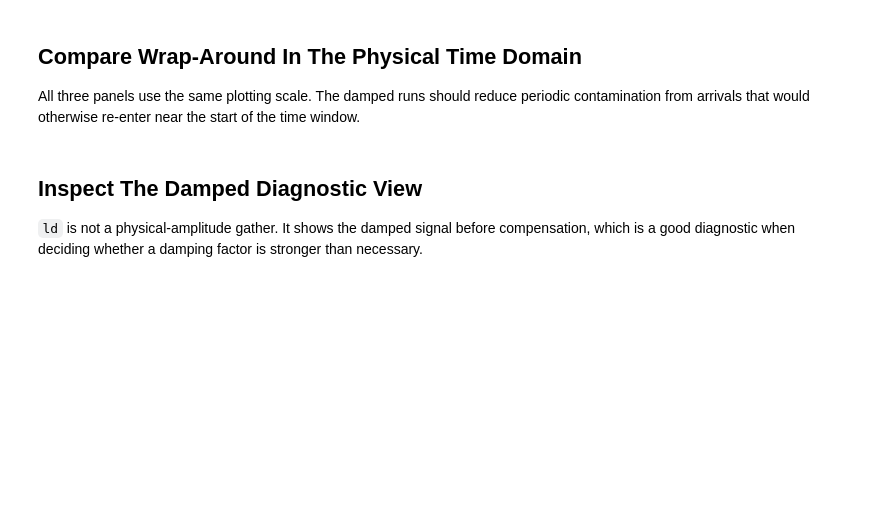
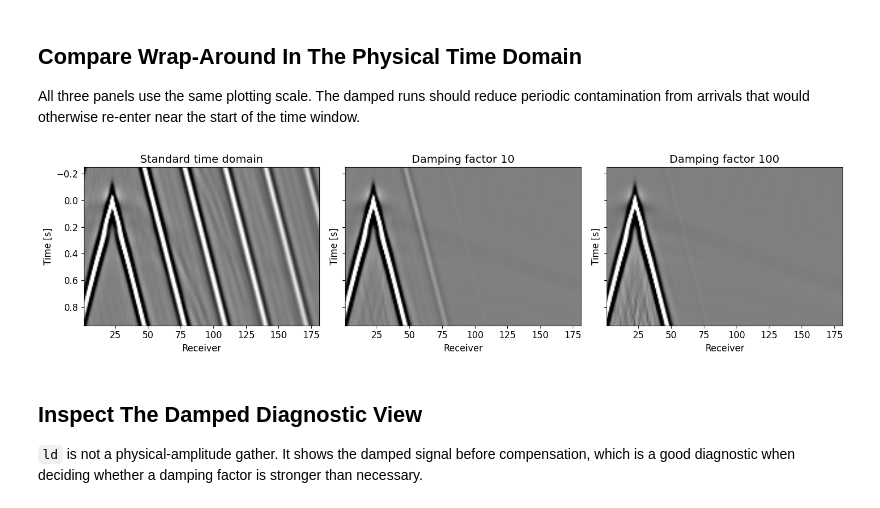
Before and after one commit to FrequenSol/FrequenSolve, a Jupyter notebook: examples/tutorials/01_modeling_basics/06_laplace_time_domain.ipynb, the cells around one changed output. Saved outputs shown, nothing was run; the diff lists cells and outputs as text; code cells hidden in the pictures; blank space fills up the shorter version.

```diff
--- a/examples/tutorials/01_modeling_basics/06_laplace_time_domain.ipynb
+++ b/examples/tutorials/01_modeling_basics/06_laplace_time_domain.ipynb
@@ -85,7 +88,7 @@ sim += fs.BoundaryCondition(
 )
 
 acq = fs.Acquisition()
-acq.add_source_group(kind="vector", coords=[[0.18, 0.08]], direction=[0.0, 1.0])
+acq.add_sources(kind="vector", coords=[[0.18, 0.08]], direction=[0.0, 1.0])
 
 geophone = fs.ReceiverNode(name="seafloor_geophone")
 geophone.add_component(name="v_z", field="velocity", direction=[0.0, 1.0])
@@ -192,22 +250,24 @@ laplace_gathers = {
 All three panels use the same plotting scale. The damped runs should reduce periodic contamination from arrivals that would otherwise re-enter near the start of the time window.
 # %%
 scale = max(
-    np.nanpercentile(np.abs(np.real(gather.values)), 99.5)
+    np.nanpercentile(np.abs(np.real(gather.values)), 90)
     for gather in gathers.values()
 )
 scale = max(scale, 1.0e-12)
 
 fig, axes = plt.subplots(1, 3, figsize=(15, 4), sharey=True)
 for ax, (name, _damping_factor, title) in zip(axes, cases):
     fs.plot_gather(
         gathers[name],
         ax=ax,
         A=scale,
         cmap="gray",
         title=title,
         T_max=T_MAX,
     )
 fig.tight_layout()
+# %% [output]
+[figure, added]
 # %% [markdown]
 ## Inspect The Damped Diagnostic View
 
```
Also changed, not shown: parts of 7 cells of this notebook, 28 other files.
